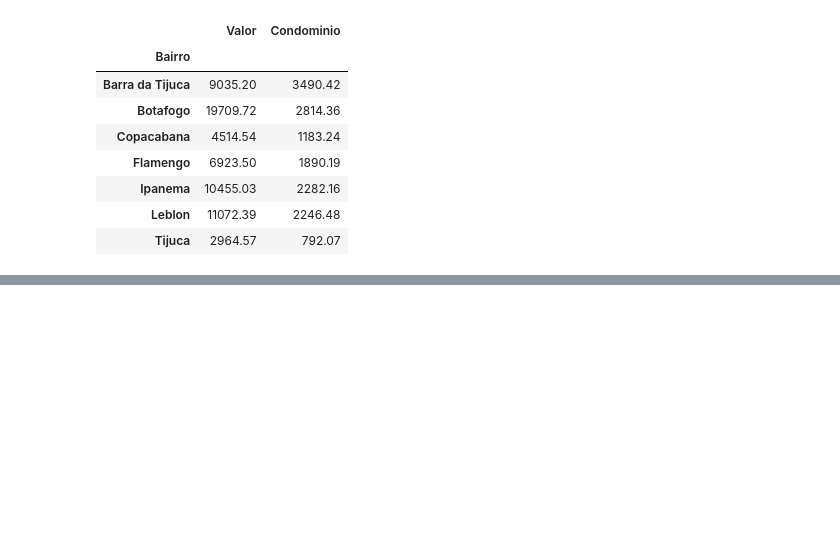
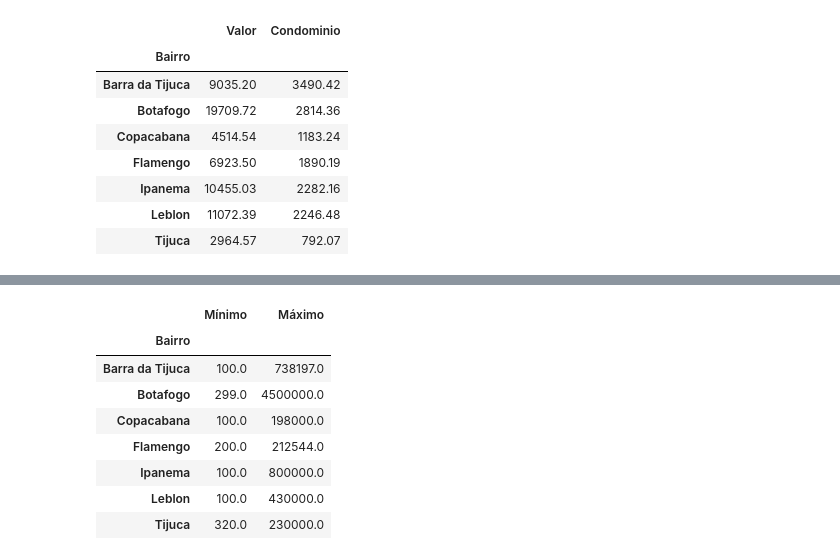
Before and after one commit to raphapfeifer/dados_pandas, a Jupyter notebook: Criando Agrupamentos.ipynb, the cells around one changed output, grey strips where cells are left out. Saved outputs shown, nothing was run; the diff lists cells and outputs as text; code cells hidden in the pictures; blank space fills up the shorter version.

```diff
--- a/Criando Agrupamentos.ipynb
+++ b/Criando Agrupamentos.ipynb
@@ -130,0 +145,12 @@ grupo_bairro[['Valor', 'Condominio']].mean().round(2)
+# %%
+grupo_bairro['Valor'].aggregate(['min','max']).rename(columns = {'min': 'Mínimo', 'max': 'Máximo'})
+# %% [output]
+|  | Mínimo | Máximo |
+| Bairro |  |  |
+| Barra da Tijuca | 100.0 | 738197.0 |
+| Botafogo | 299.0 | 4500000.0 |
+| Copacabana | 100.0 | 198000.0 |
+| Flamengo | 200.0 | 212544.0 |
+| Ipanema | 100.0 | 800000.0 |
+| Leblon | 100.0 | 430000.0 |
+| Tijuca | 320.0 | 230000.0 |
```
Also changed, not shown: parts of 5 cells of this notebook.
